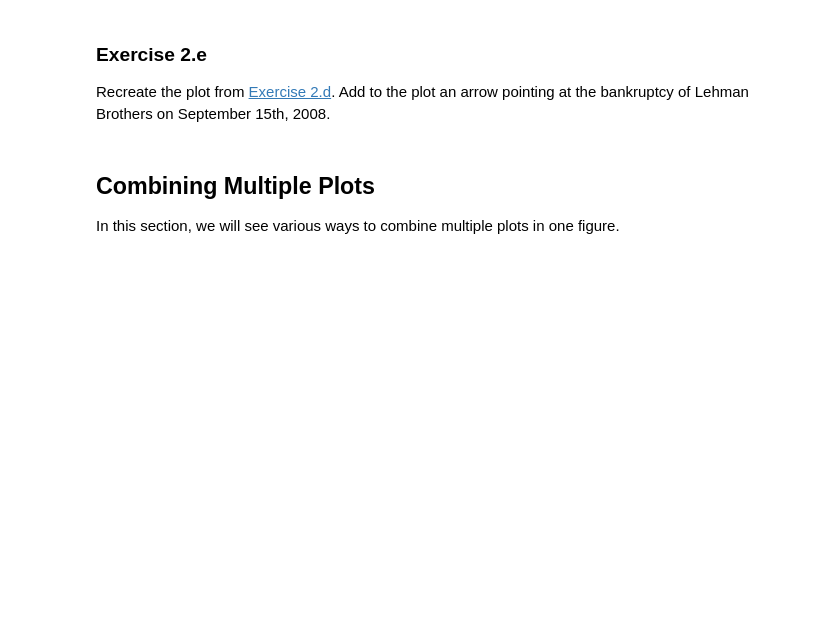
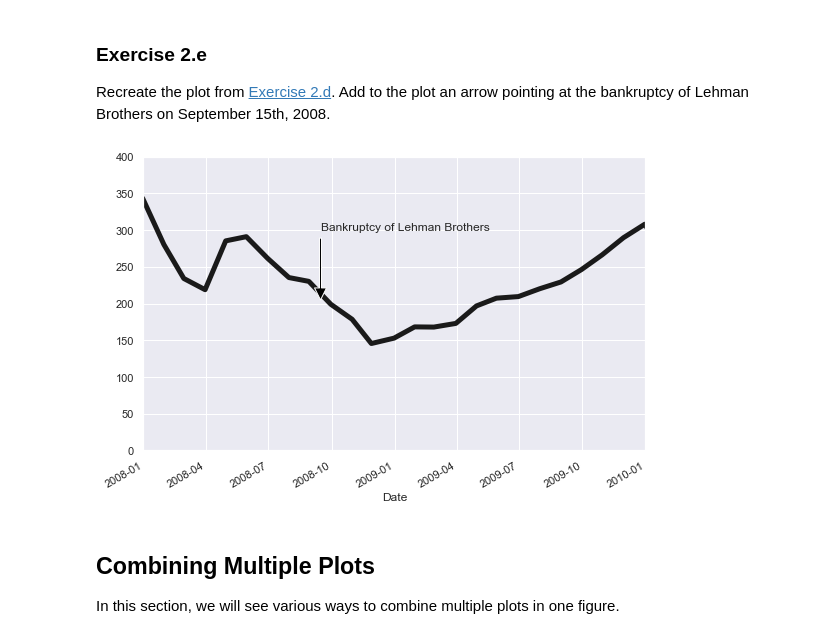
Before and after one commit to danieltyukov/tue-data-analytics, a Jupyter notebook: 2_VIS/Exercises-VIS-1819283.ipynb, the cells around one changed output. Cells and saved outputs as stored; diff of their text form; code cells hidden in the pictures; blank space fills up the shorter version.

```diff
--- a/2_VIS/Exercises-VIS-1819283.ipynb
+++ b/2_VIS/Exercises-VIS-1819283.ipynb
@@ -569,3 +663,16 @@ Recreate the plot from [Exercise 2.d](#Exercise-2.d). Add to the plot an arrow p
+# %%
+#// BEGIN_TODO [VIS_2e] Annotated GOOG plot (1 point)
+
+ax_goog = df_stocks['GOOG'].plot(color='k',linewidth=5,figsize=(9, 6))
+ax_goog.set_xlim('2008-01-01', '2010-01-01')
+ax_goog.set_ylim(0, 400)
+
+arrow = {'facecolor': 'black', 'width': 2, 'shrink': 0.05}
+ax_goog.annotate('Bankruptcy of Lehman Brothers', xy=('2008-09-15', 200), xytext=('2008-09-15', 300), arrowprops=arrow);
+
+#// END_TODO [VIS_2e]
+# %% [output]
+[figure, added]
 # %% [markdown]
 ## Combining Multiple Plots
 
```
Also changed, not shown: parts of 83 cells of this notebook, 4 other files.
